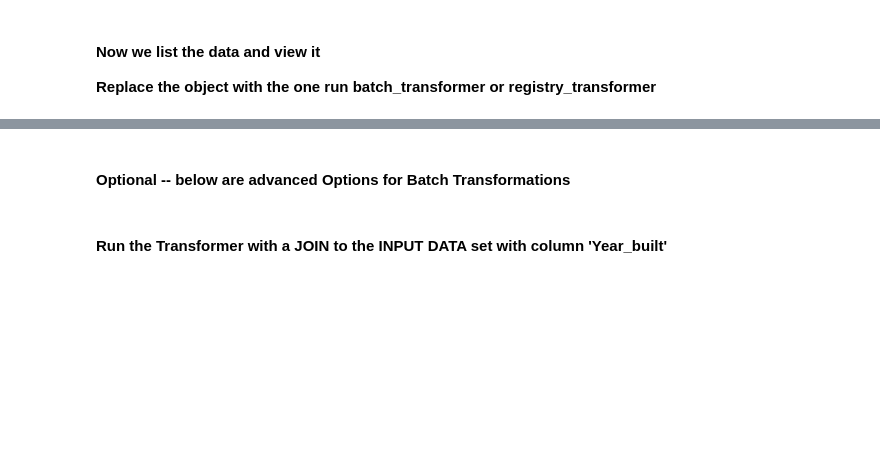
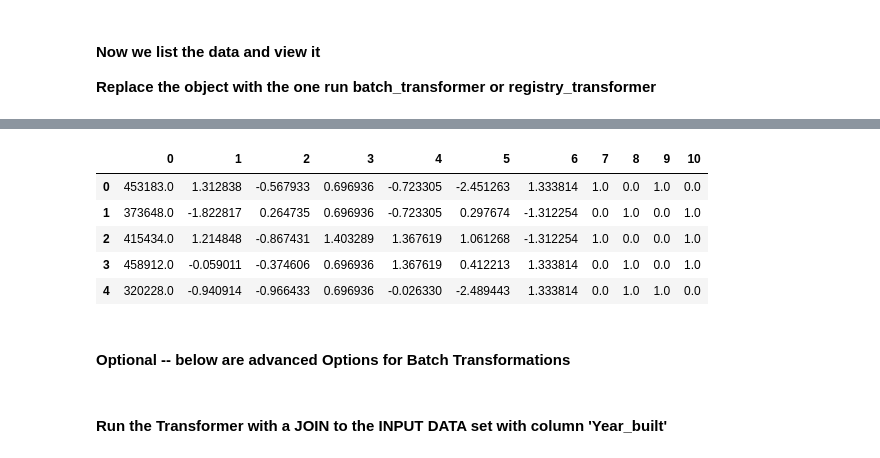
Before and after one commit to rsgrewal-aws/sagemaker-im, a Jupyter notebook: deploy/mme/Batch-LinearLearner.ipynb, the cells around one changed output, grey strips where cells are left out. Drawn from its saved outputs; the diff is of its cells as text; code cells hidden in the pictures; blank space fills up the shorter version.

```diff
--- a/deploy/mme/Batch-LinearLearner.ipynb
+++ b/deploy/mme/Batch-LinearLearner.ipynb
@@ -525,7 +588,7 @@ sklearn_model_name = "DEMO-BATCH-SKLEARN-BYO-" + time.strftime("%Y-%m-%d-%H-%M-%
 
 sklearn_model = SKLearnModel(
     name=sklearn_model_name,
-    model_data=model_s3_upload, #model_data_new_loc,
+    model_data=batch_model_inputs[0], #model_data_new_loc,
     role=role,
     sagemaker_session=sagemaker_session,
     entry_point="scripts/sklearn_preprocessor_batch.py",
@@ -599,8 +729,15 @@ out_file_name
 # %%
 # - download the file
-sagemaker.s3.S3Downloader().download(s3_uri=out_file_name, local_path='./data/output', sagemaker_session=sagemaker_session)
-output_df = pd.read_csv(filepath_or_buffer='./data/output/train.csv.out', header=None)
+sagemaker.s3.S3Downloader().download(s3_uri=out_file_name, local_path='./data/temp_output', sagemaker_session=sagemaker_session)
+output_df = pd.read_csv(filepath_or_buffer='./data/temp_output/train.csv.out', header=None)
 output_df.head(5)
+# %% [output]
+|  | 0 | 1 | 2 | 3 | 4 | 5 | 6 | 7 | 8 | 9 | 10 |
+| 0 | 453183.0 | 1.312838 | -0.567933 | 0.696936 | -0.723305 | -2.451263 | 1.333814 | 1.0 | 0.0 | 1.0 | 0.0 |
+| 1 | 373648.0 | -1.822817 | 0.264735 | 0.696936 | -0.723305 | 0.297674 | -1.312254 | 0.0 | 1.0 | 0.0 | 1.0 |
+| 2 | 415434.0 | 1.214848 | -0.867431 | 1.403289 | 1.367619 | 1.061268 | -1.312254 | 1.0 | 0.0 | 0.0 | 1.0 |
+| 3 | 458912.0 | -0.059011 | -0.374606 | 0.696936 | 1.367619 | 0.412213 | 1.333814 | 0.0 | 1.0 | 0.0 | 1.0 |
+| 4 | 320228.0 | -0.940914 | -0.966433 | 0.696936 | -0.026330 | -2.489443 | 1.333814 | 0.0 | 1.0 | 1.0 | 0.0 |
 # %% [markdown]
 #### Optional -- below are advanced Options for Batch Transformations
 # %% [markdown]
```
Also changed, not shown: parts of 40 cells of this notebook, 4 other files.
